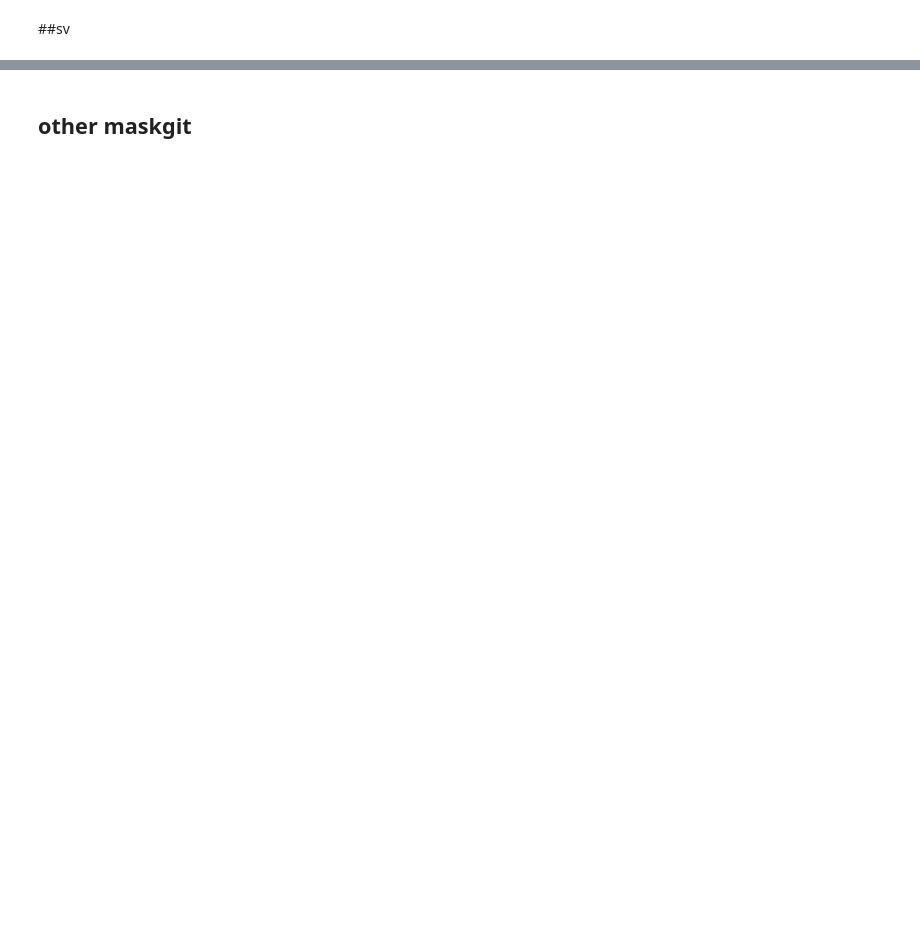
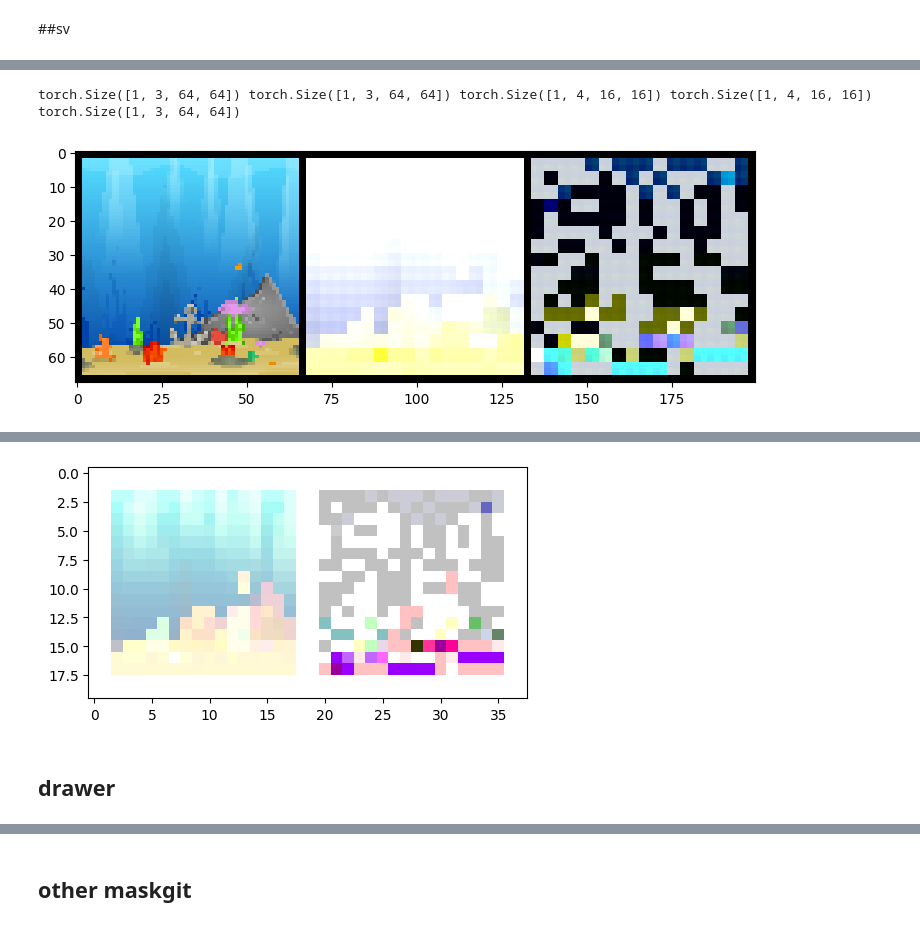
Before and after one commit to eisbetterthanpi/MaskGIT, a Jupyter notebook: MaskGIT.ipynb, the cells around one changed output, grey strips where cells are left out. Drawn from its saved outputs; the diff is of its cells as text; code cells hidden in the pictures; blank space fills up the shorter version.

```diff
--- a/MaskGIT.ipynb
+++ b/MaskGIT.ipynb
@@ -324,16 +333,6 @@ class Seq(nn.Sequential):
 # print(logits.shape)
 # %% [markdown]
 ##sv
-# %%
-t=5
-b=2
-x=torch.rand(2,t,3)
-# print(x)
-mask = torch.stack([torch.randperm(t)[:4] for _ in range(b)])
-# print(mask)
-# x = x.gather(1, mask.unsqueeze(-1))
-x = x.scatter(1, mask.unsqueeze(-1), x) # unsort from inds
-# print(x)
 # %%
 # @title transformer
 
@@ -378,8 +377,10 @@ class Transformer(nn.Module):
             x = torch.cat([x, pred_tokens], dim=1) # [batch, seq_len+num_trg_toks, d_model]
             ids = torch.cat([knw_mask,unk_mask], dim=1)
             # print('trans fwd', x.shape, ids[0], max(ids[0]))
-            x = x.scatter(1, ids.unsqueeze(-1), x)
-
+            # x = torch.zeros_like(x).scatter(1, ids.unsqueeze(-1).repeat(1,1,x.shape[-1]), x)
+            o = torch.empty_like(x)
+            o[torch.arange(b).unsqueeze(-1), ids] = x
+            x = o
         x = self.block(x)
         x = self.out(x)
         return x
@@ -393,7 +394,7 @@ x = torch.randint(0, in_dim, (b, t), device=device)
 model = Transformer(in_dim, d_model, out_dim=None, n_heads=1, n_layers=1).to(device)
 # print(sum(p.numel() for p in model.parameters() if p.requires_grad)) # 59850
 
-mask = torch.stack([torch.randperm(t)[:4] for _ in range(b)]).to(device)
+mask = torch.stack([torch.randperm(t)[:t] for _ in range(b)]).to(device)
 # print(x)
 print(mask)
 
@@ -428,0 +656,29 @@ def random_masking(length, mask_ratio, b=64):
+# %%
+from matplotlib import pyplot as plt
+def imshow(img):
+    # img = img / 2 + 0.5  # unnormalize
+    npimg = img.numpy()
+    plt.figure(figsize=(10, 3))
+    # print(npimg.shape) # (3, 64, 64)
+    plt.imshow(np.transpose(npimg, (1, 2, 0)))
+    plt.show()
+
+
+model.eval()
+with torch.no_grad():
+    state = buffer[12][40][0]
+    transform = transforms.Compose([transforms.ToTensor()])
+    x = transform(state).unsqueeze(0).to(device)#[0]
+    sx = model.encoder(x)
+    x_ = model.decoder(sx)
+    sx_ = model.decode(sx, num_iter=12, temperature=1., start=.5)
+    out = model.decoder(sx_)
+
+    print(x.shape, x_.shape, sx.shape, sx_.shape, out.shape)
+
+    # imshow(torchvision.utils.make_grid(x.cpu()))
+    # imshow(torchvision.utils.make_grid(sx.cpu()))
+    imshow(torchvision.utils.make_grid(torch.cat([x.cpu(), x_.cpu(), out.cpu()], dim=0), nrow=3))
+    imshow(torchvision.utils.make_grid(torch.cat([sx.cpu(), sx_.cpu()], dim=0), nrow=2))
+    # imshow(torchvision.utils.make_grid(out.cpu()))
+# %% [output]
@@ -428,0 +686,2 @@ def random_masking(length, mask_ratio, b=64):
+torch.Size([1, 3, 64, 64]) torch.Size([1, 3, 64, 64]) torch.Size([1, 4, 16, 16]) torch.Size([1, 4, 16, 16]) torch.Size([1, 3, 64, 64])
+[figure, added]
@@ -428,0 +689 @@ def random_masking(length, mask_ratio, b=64):
+[figure, added]
@@ -428,0 +705,2 @@ def random_masking(length, mask_ratio, b=64):
+# %% [markdown]
+## drawer
```
Also changed, not shown: parts of 27 cells of this notebook.
